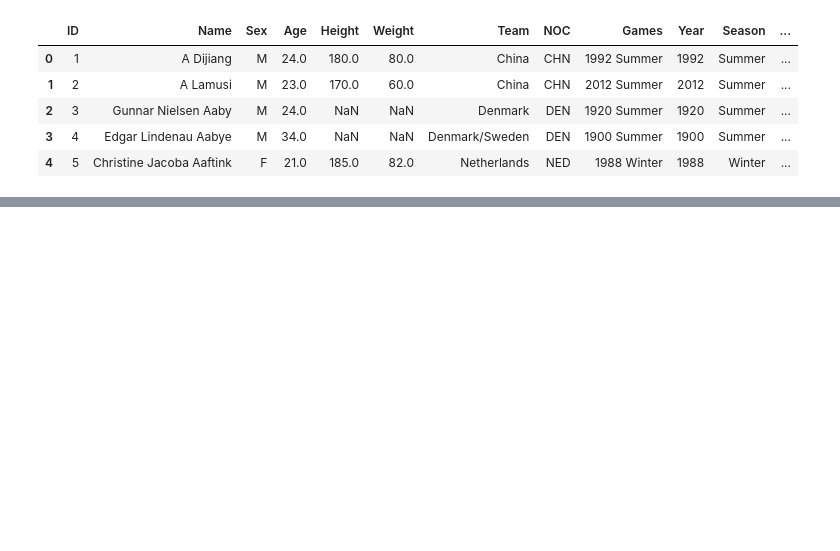
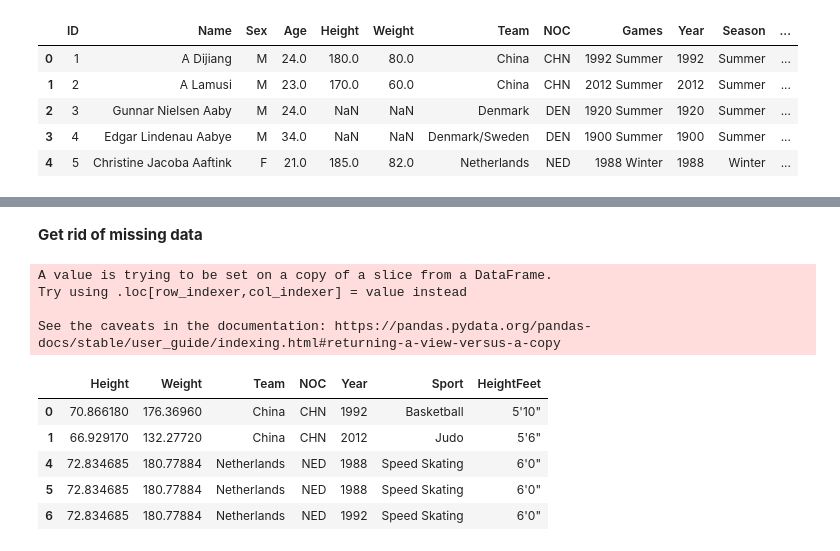
Before and after one commit to MatthewO1221/DITWork, a Jupyter notebook: 24-25Year/Fall24/CS232/FinalAssignment_Matthew_Jackson.ipynb, the cells around one changed output, grey strips where cells are left out. Saved outputs shown, nothing was run; the diff lists cells and outputs as text; code cells hidden in the pictures; blank space fills up the shorter version.

```diff
--- a/24-25Year/Fall24/CS232/FinalAssignment_Matthew_Jackson.ipynb
+++ b/24-25Year/Fall24/CS232/FinalAssignment_Matthew_Jackson.ipynb
@@ -31,0 +50,25 @@ HeightandWeightData.head()
+# %% [markdown]
+**Get rid of missing data**
+# %%
+#Code by Matthew Oliver
+
+#Get rid of missing data
+HeightandWeightData = OlympicDataSet.dropna(subset=['Height', 'Weight'])
+
+#Make a new column where it's shown as feet and inches
+HeightandWeightData['HeightFeet'] = (
+	HeightandWeightData['Height'] // 12).astype(int).astype(str) + "'" + (
+	HeightandWeightData['Height'] % 12).astype(int).astype(str) + '"'
+
+HeightandWeightData.head()
+# %% [output]
+A value is trying to be set on a copy of a slice from a DataFrame.
+Try using .loc[row_indexer,col_indexer] = value instead
+
+See the caveats in the documentation: https://pandas.pydata.org/pandas-docs/stable/user_guide/indexing.html#returning-a-view-versus-a-copy
+|  | Height | Weight | Team | NOC | Year | Sport | HeightFeet |
+| 0 | 70.866180 | 176.36960 | China | CHN | 1992 | Basketball | 5'10" |
+| 1 | 66.929170 | 132.27720 | China | CHN | 2012 | Judo | 5'6" |
+| 4 | 72.834685 | 180.77884 | Netherlands | NED | 1988 | Speed Skating | 6'0" |
+| 5 | 72.834685 | 180.77884 | Netherlands | NED | 1988 | Speed Skating | 6'0" |
+| 6 | 72.834685 | 180.77884 | Netherlands | NED | 1992 | Speed Skating | 6'0" |
```
Also changed, not shown: parts of 17 cells of this notebook, 42 other files.
